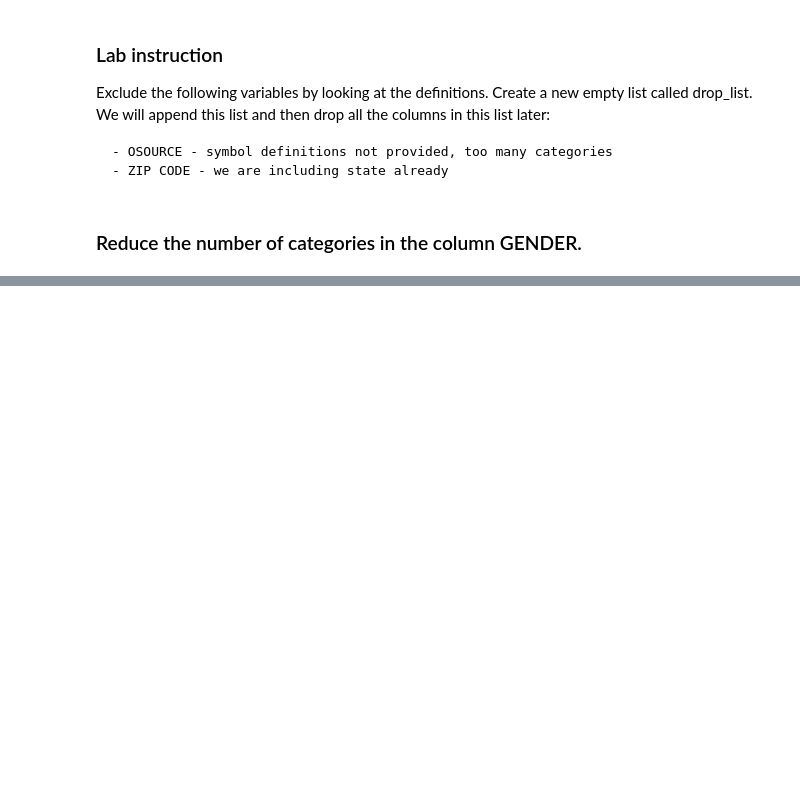
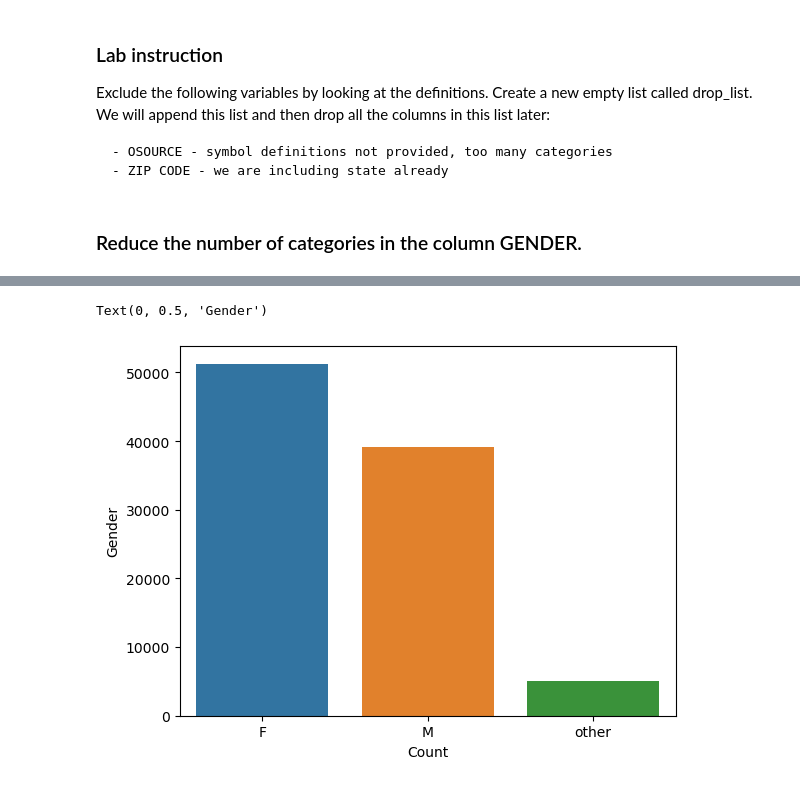
Before and after one commit to suphawadeeth/Data-Analytics-Ironhack, a Jupyter notebook: unit-7/lab-revisiting-machine-learning/revisiting-machine-learning.ipynb, the cells around one changed output, grey strips where cells are left out. Cells and saved outputs as stored; diff of their text form; code cells hidden in the pictures; blank space fills up the shorter version.

```diff
--- a/unit-7/lab-revisiting-machine-learning/revisiting-machine-learning.ipynb
+++ b/unit-7/lab-revisiting-machine-learning/revisiting-machine-learning.ipynb
@@ -229,0 +268,7 @@ df_cat["gender"].value_counts()
+# %%
+sns.countplot(df_cat["gender"])
+plt.xlabel("Count")
+plt.ylabel("Gender")
+# %% [output]
+Text(0, 0.5, 'Gender')
+[figure, added]
```
Also changed, not shown: parts of 5 cells of this notebook.
